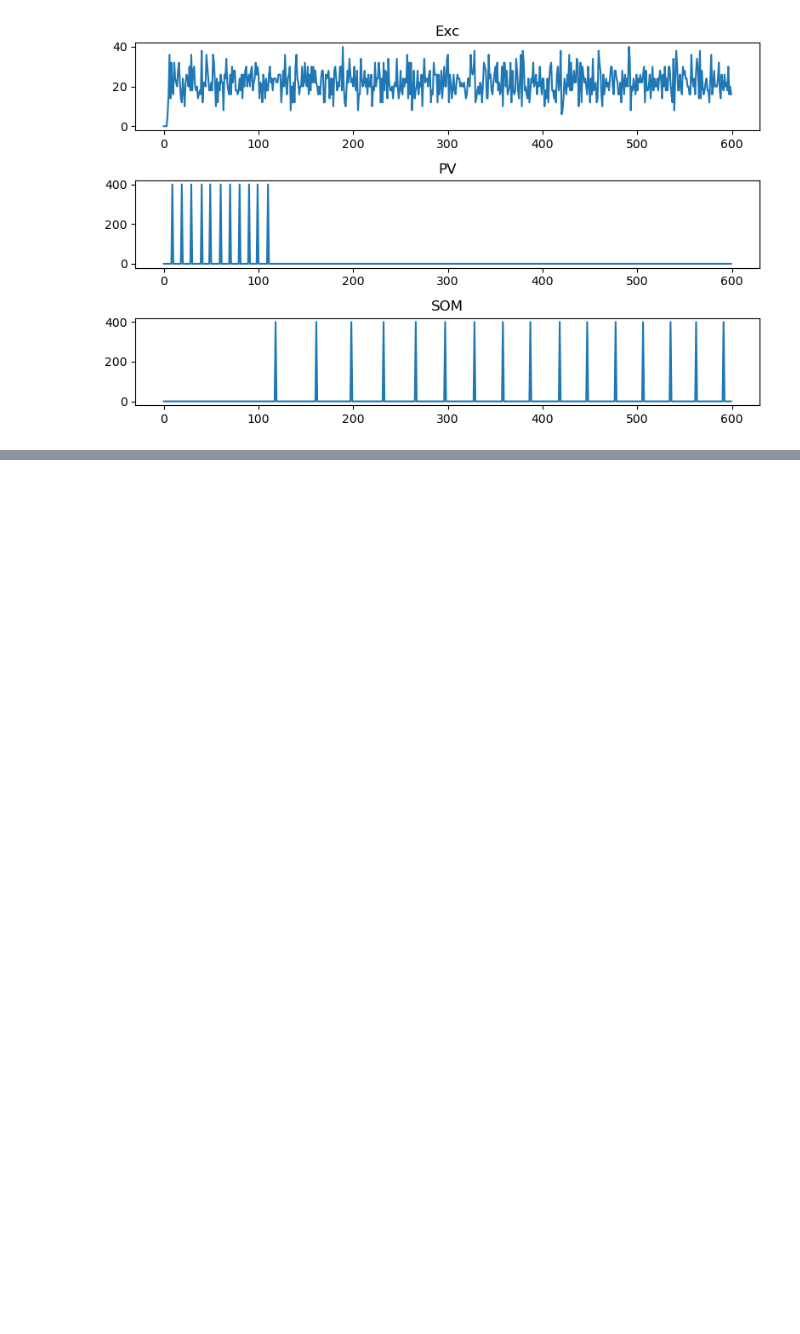
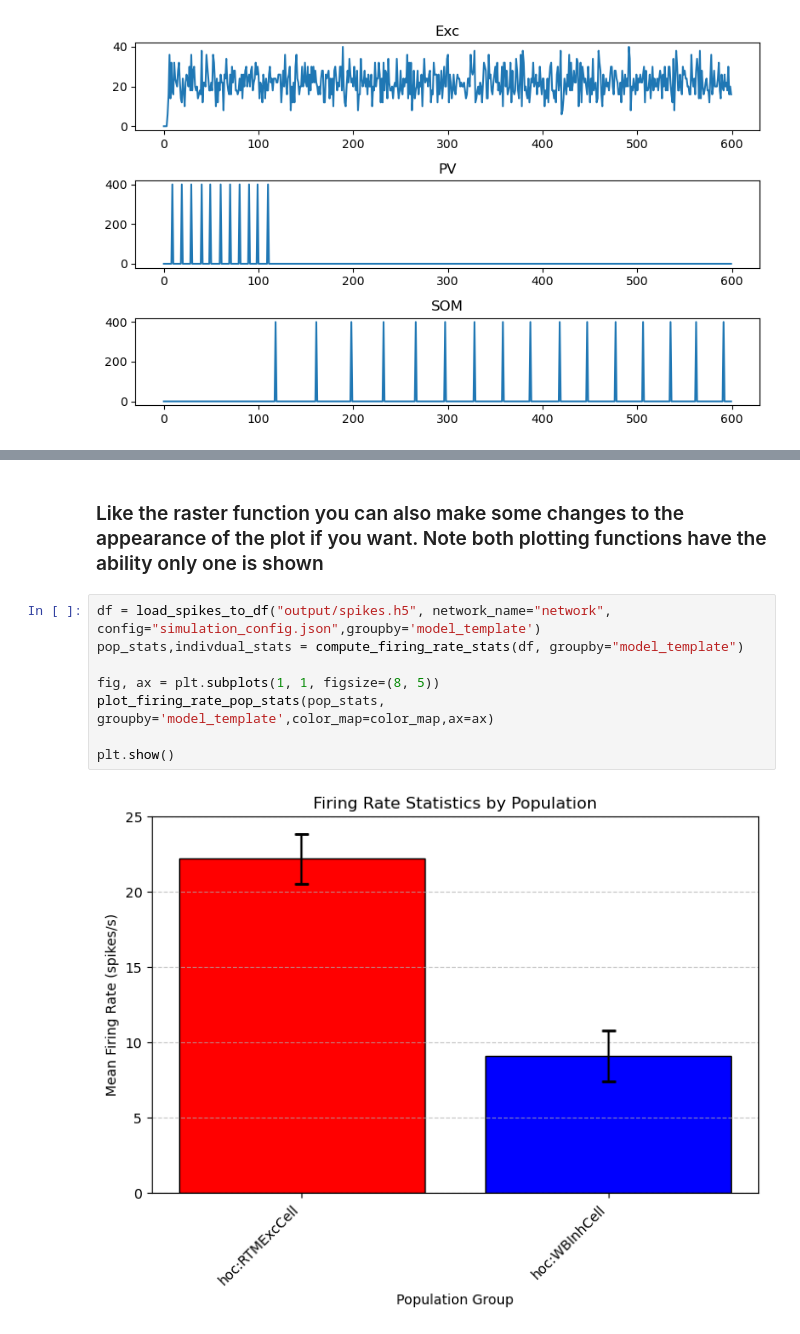
Before and after one commit to cyneuro/bmtool, a Jupyter notebook: examples/analysis/using_spikes.ipynb, the cells around one changed output, grey strips where cells are left out. Drawn from its saved outputs; the diff is of its cells as text; blank space fills up the shorter version.

```diff
--- a/examples/analysis/using_spikes.ipynb
+++ b/examples/analysis/using_spikes.ipynb
@@ -96,0 +134,12 @@ for pop in pop_names:
+# %% [markdown]
+### Like the raster function you can also make some changes to the appearance of the plot if you want. Note both plotting functions have the ability only one is shown
+# %%
+df = load_spikes_to_df("output/spikes.h5", network_name="network", config="simulation_config.json",groupby='model_template')
+pop_stats,indivdual_stats = compute_firing_rate_stats(df, groupby="model_template")
+
+fig, ax = plt.subplots(1, 1, figsize=(8, 5))
+plot_firing_rate_pop_stats(pop_stats, groupby='model_template',color_map=color_map,ax=ax)
+
+plt.show()
+# %% [output]
+[figure, added]
```
Also changed, not shown: parts of 10 cells of this notebook, 4 other files.
